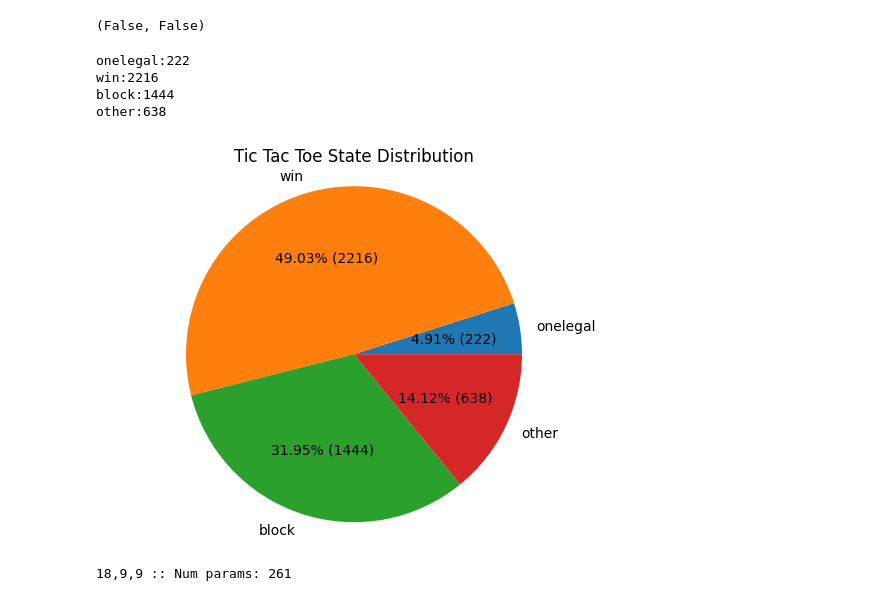
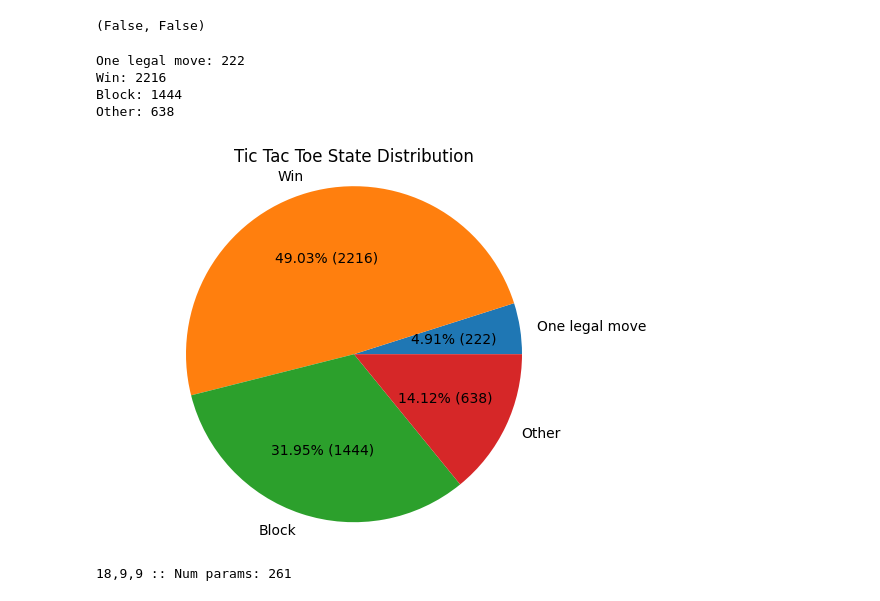
Before and after one commit to JackHanke/smalltictactoe, a Jupyter notebook: workspace.ipynb, the cells around one changed output. Saved outputs shown, nothing was run; the diff lists cells and outputs as text; code cells hidden in the pictures.

Commit message:
plot weights update

```diff
--- a/workspace.ipynb
+++ b/workspace.ipynb
@@ -334,7 +337,7 @@ block_or_win_detect('XOX      ', [4])
 path = 'data/datasets/jsons/all_states.json'
 with open(path, 'r') as f: all_states_dict = json.load(f)
 
-split_dict = {'onelegal':0, 'win':0, 'block':0, 'other':0}
+split_dict = {'One legal move':0, 'Win':0, 'Block':0, 'Other':0}
 onelegal = {}
 wins = {}
 blocks = {}
@@ -344,47 +347,47 @@ for board, moves in all_states_dict.items():
     found_onelegal, found_win, found_block = block_or_win_detect(board, moves)
     if found_onelegal:
         onelegal[board] = moves
-        split_dict['onelegal'] += 1
+        split_dict['One legal move'] += 1
     elif found_win:
         wins[board] = moves
-        split_dict['win'] += 1
+        split_dict['Win'] += 1
     elif found_block:
         blocks[board] = moves
-        split_dict['block'] += 1
+        split_dict['Block'] += 1
     else:
         other[board] = moves
-        split_dict['other'] += 1
+        split_dict['Other'] += 1
 
 tot_check = 0
 for key, value in split_dict.items():
     print(f'{key}: {value}')
     tot_check += value
 assert tot_check == len(all_states_dict), 'This cells code is wrong'
 
 total = sum(split_dict.values())
 def my_fmt(x):
     return '{:.2f}% ({:.0f})'.format(x, total*x/100)
 
 with open('data/datasets/jsons/onelegal.json', 'w') as f:
     json.dump(onelegal, f)
 with open('data/datasets/jsons/wins.json', 'w') as f:
     json.dump(wins, f)
 with open('data/datasets/jsons/blocks.json', 'w') as f:
     json.dump(blocks, f)
 with open('data/datasets/jsons/other.json', 'w') as f:
     json.dump(other, f)
 
 fig, ax = plt.subplots()
 ax.pie(split_dict.values(), labels=split_dict.keys(), autopct=my_fmt)
 ax.axis('equal')  # Ensures the pie is drawn as a circle
 ax.set_title('Tic Tac Toe State Distribution')
 plt.show()
 # %% [output]
-onelegal:222
-win:2216
-block:1444
-other:638
+One legal move: 222
+Win: 2216
+Block: 1444
+Other: 638
-[figure, old version]
+[figure, new version]
 # %%
 in_dim, hidden_dim, out_dim = 9+9,9,9
 
```
Also changed, not shown: parts of 2 cells of this notebook, 1 other file.
